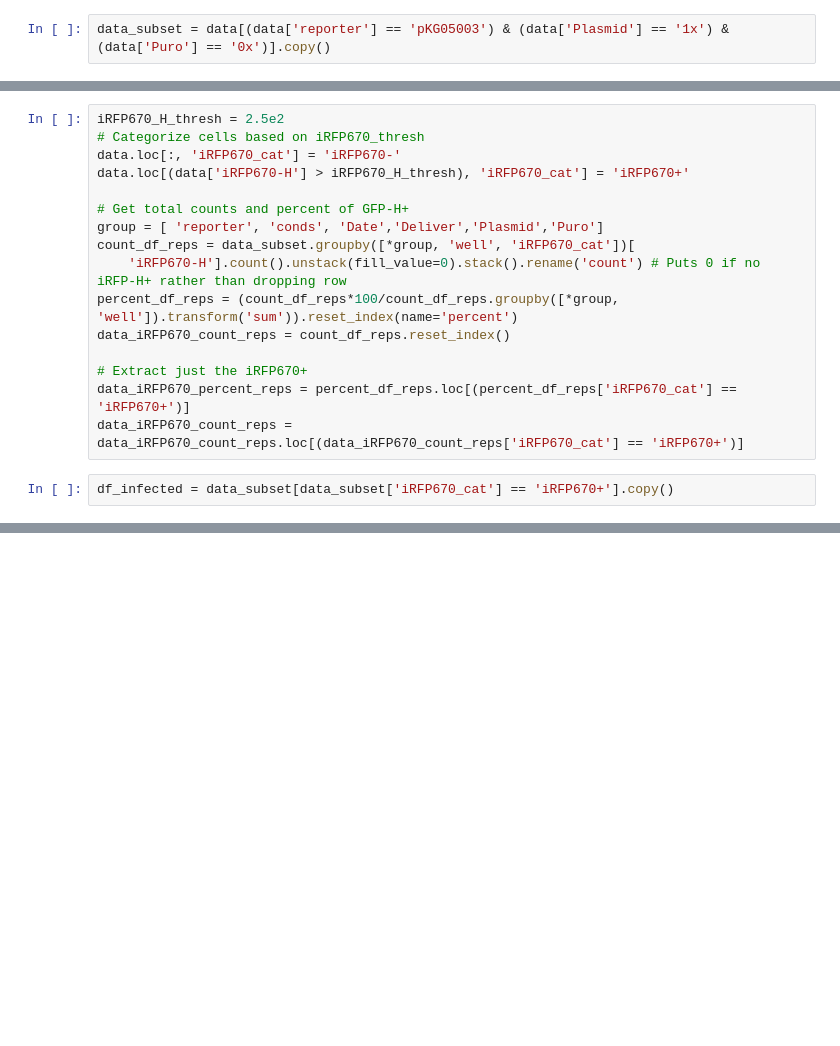
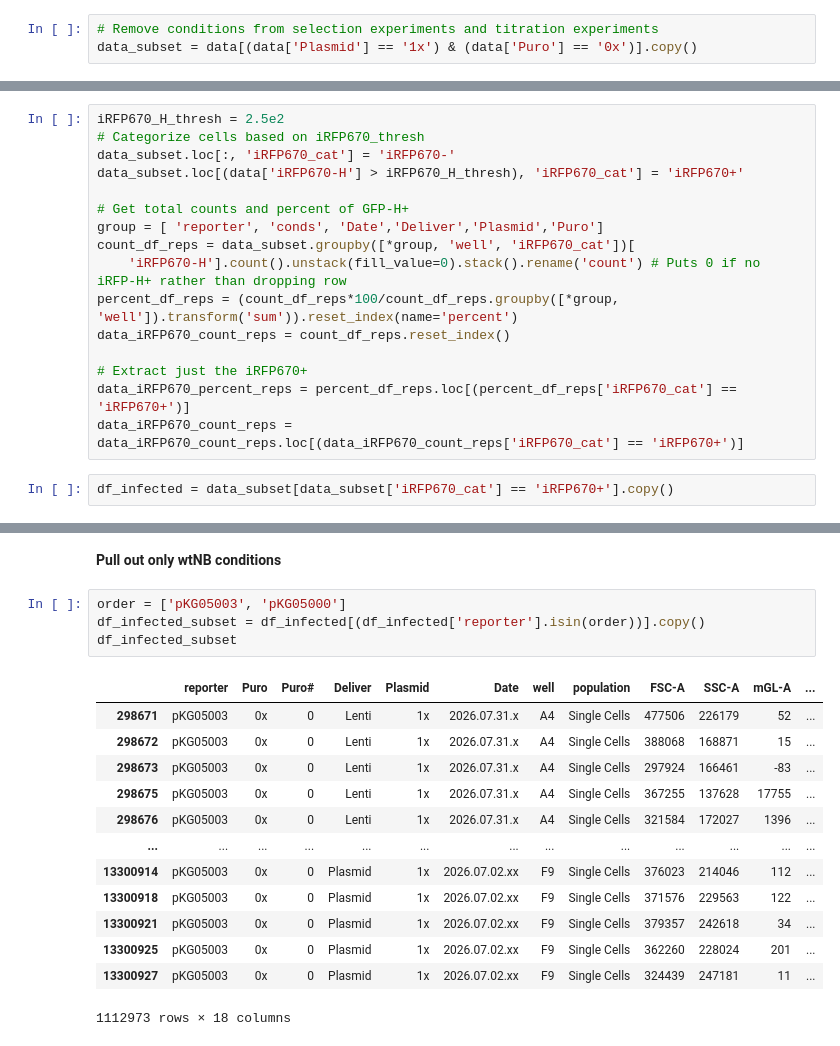
Before and after one commit to GallowayLabMIT/dasit_manuscript, a Jupyter notebook: Figure_2/Figure_2_iRFP.ipynb, the cells around one changed output, grey strips where cells are left out. Cells and saved outputs as stored; diff of their text form; blank space fills up the shorter version.

```diff
--- a/Figure_2/Figure_2_iRFP.ipynb
+++ b/Figure_2/Figure_2_iRFP.ipynb
@@ -147,2 +142,3 @@ ax.legend(handles=legend_elements, frameon=False)
 # %%
-data_subset = data[(data['reporter'] == 'pKG05003') & (data['Plasmid'] == '1x') & (data['Puro'] == '0x')].copy()
+# Remove conditions from selection experiments and titration experiments
+data_subset = data[(data['Plasmid'] == '1x') & (data['Puro'] == '0x')].copy()
@@ -149,8 +147,8 @@ data_subset = data[(data['reporter'] == 'pKG05003') & (data['Plasmid'] == '1x')
 # %%
 iRFP670_H_thresh = 2.5e2
 # Categorize cells based on iRFP670_thresh
-data.loc[:, 'iRFP670_cat'] = 'iRFP670-'
-data.loc[(data['iRFP670-H'] > iRFP670_H_thresh), 'iRFP670_cat'] = 'iRFP670+'
+data_subset.loc[:, 'iRFP670_cat'] = 'iRFP670-'
+data_subset.loc[(data['iRFP670-H'] > iRFP670_H_thresh), 'iRFP670_cat'] = 'iRFP670+'
 
 # Get total counts and percent of GFP-H+
 group = [ 'reporter', 'conds', 'Date','Deliver','Plasmid','Puro']
@@ -200,0 +165,20 @@ display(df_subset)
+# %% [markdown]
+**Pull out only wtNB conditions**
+# %%
+order = ['pKG05003', 'pKG05000']
+df_infected_subset = df_infected[(df_infected['reporter'].isin(order))].copy()
+df_infected_subset
+# %% [output]
+|  | reporter | Puro | Puro# | Deliver | Plasmid | Date | well | population | FSC-A | SSC-A | mGL-A | ... |
+| 298671 | pKG05003 | 0x | 0 | Lenti | 1x | 2026.07.31.x | A4 | Single Cells | 477506 | 226179 | 52 | ... |
+| 298672 | pKG05003 | 0x | 0 | Lenti | 1x | 2026.07.31.x | A4 | Single Cells | 388068 | 168871 | 15 | ... |
+| 298673 | pKG05003 | 0x | 0 | Lenti | 1x | 2026.07.31.x | A4 | Single Cells | 297924 | 166461 | -83 | ... |
+| 298675 | pKG05003 | 0x | 0 | Lenti | 1x | 2026.07.31.x | A4 | Single Cells | 367255 | 137628 | 17755 | ... |
+| 298676 | pKG05003 | 0x | 0 | Lenti | 1x | 2026.07.31.x | A4 | Single Cells | 321584 | 172027 | 1396 | ... |
+| ... | ... | ... | ... | ... | ... | ... | ... | ... | ... | ... | ... | ... |
+| 13300914 | pKG05003 | 0x | 0 | Plasmid | 1x | 2026.07.02.xx | F9 | Single Cells | 376023 | 214046 | 112 | ... |
+| 13300918 | pKG05003 | 0x | 0 | Plasmid | 1x | 2026.07.02.xx | F9 | Single Cells | 371576 | 229563 | 122 | ... |
+| 13300921 | pKG05003 | 0x | 0 | Plasmid | 1x | 2026.07.02.xx | F9 | Single Cells | 379357 | 242618 | 34 | ... |
+| 13300925 | pKG05003 | 0x | 0 | Plasmid | 1x | 2026.07.02.xx | F9 | Single Cells | 362260 | 228024 | 201 | ... |
+| 13300927 | pKG05003 | 0x | 0 | Plasmid | 1x | 2026.07.02.xx | F9 | Single Cells | 324439 | 247181 | 11 | ... |
+1112973 rows × 18 columns
```
Also changed, not shown: parts of 17 cells of this notebook, 2 other files.
